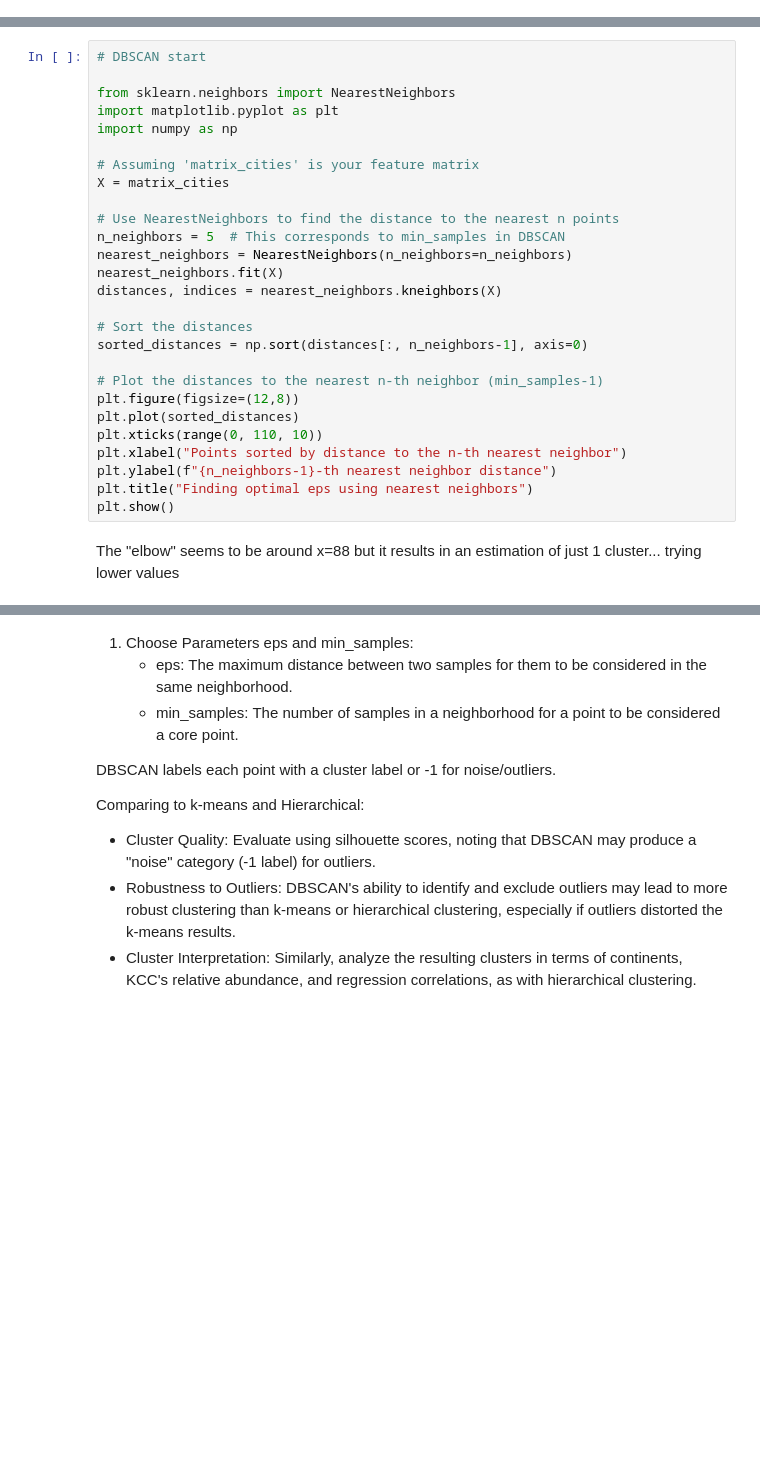
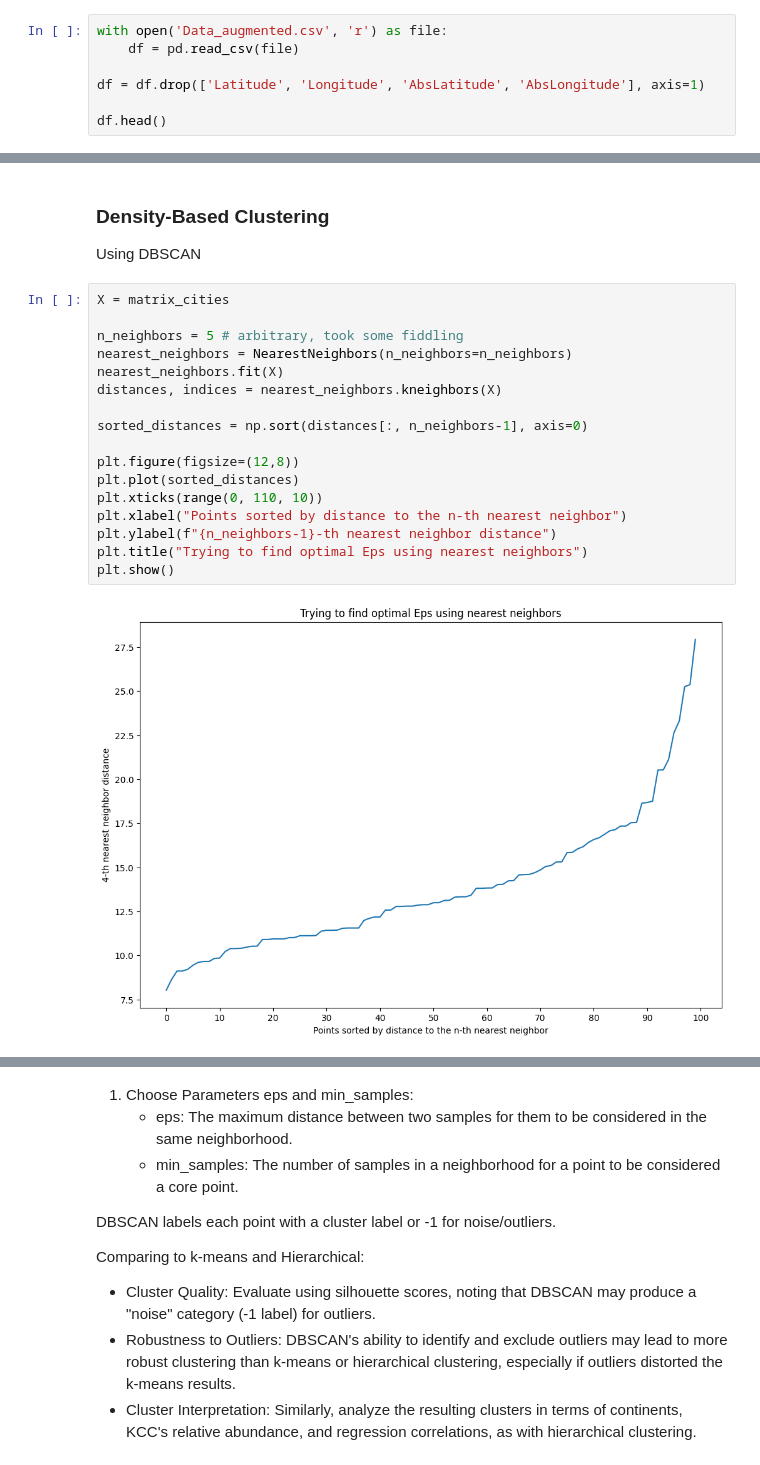
Before and after one commit to jacobRidenour/Temperature-Patterns, a Jupyter notebook: Analysis 4 DBSCAN.ipynb, the cells around one changed output, grey strips where cells are left out. Saved outputs shown, nothing was run; the diff lists cells and outputs as text; blank space fills up the shorter version.

Commit message:
dbscan work

```diff
--- a/Analysis 4 DBSCAN.ipynb
+++ b/Analysis 4 DBSCAN.ipynb
@@ -0,0 +50,7 @@
+# %%
+with open('Data_augmented.csv', 'r') as file:
+    df = pd.read_csv(file)
+
+df = df.drop(['Latitude', 'Longitude', 'AbsLatitude', 'AbsLongitude'], axis=1)
+
+df.head()
@@ -1,29 +102,23 @@
+# %% [markdown]
+### Density-Based Clustering
+
+Using DBSCAN
 # %%
-# DBSCAN start
-
-from sklearn.neighbors import NearestNeighbors
-import matplotlib.pyplot as plt
-import numpy as np
-
-# Assuming 'matrix_cities' is your feature matrix
 X = matrix_cities
 
-# Use NearestNeighbors to find the distance to the nearest n points
-n_neighbors = 5  # This corresponds to min_samples in DBSCAN
+n_neighbors = 5 # arbitrary, took some fiddling
 nearest_neighbors = NearestNeighbors(n_neighbors=n_neighbors)
 nearest_neighbors.fit(X)
 distances, indices = nearest_neighbors.kneighbors(X)
 
-# Sort the distances
 sorted_distances = np.sort(distances[:, n_neighbors-1], axis=0)
 
-# Plot the distances to the nearest n-th neighbor (min_samples-1)
 plt.figure(figsize=(12,8))
 plt.plot(sorted_distances)
 plt.xticks(range(0, 110, 10))
 plt.xlabel("Points sorted by distance to the n-th nearest neighbor")
 plt.ylabel(f"{n_neighbors-1}-th nearest neighbor distance")
-plt.title("Finding optimal eps using nearest neighbors")
+plt.title("Trying to find optimal Eps using nearest neighbors")
 plt.show()
+# %% [output]
+[figure, added]
-# %% [markdown]
-The "elbow" seems to be around x=88 but it results in an estimation of just 1 cluster... trying lower values
```
Also changed, not shown: parts of 25 cells of this notebook, 3 other files.
